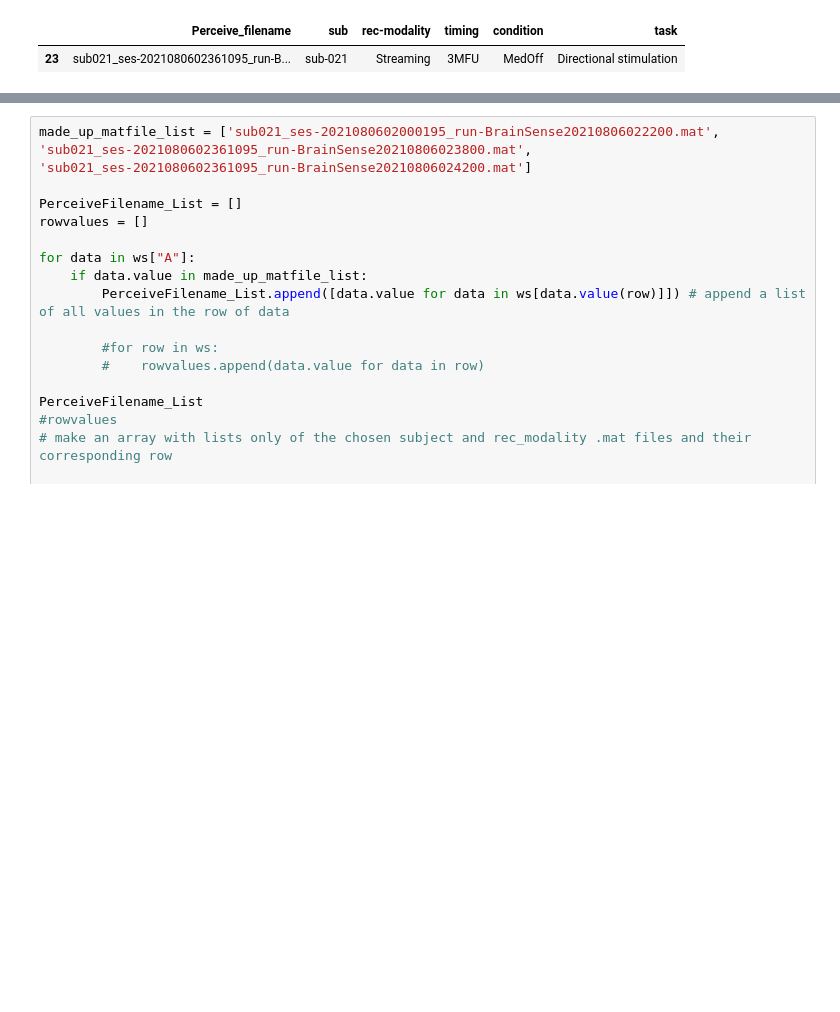
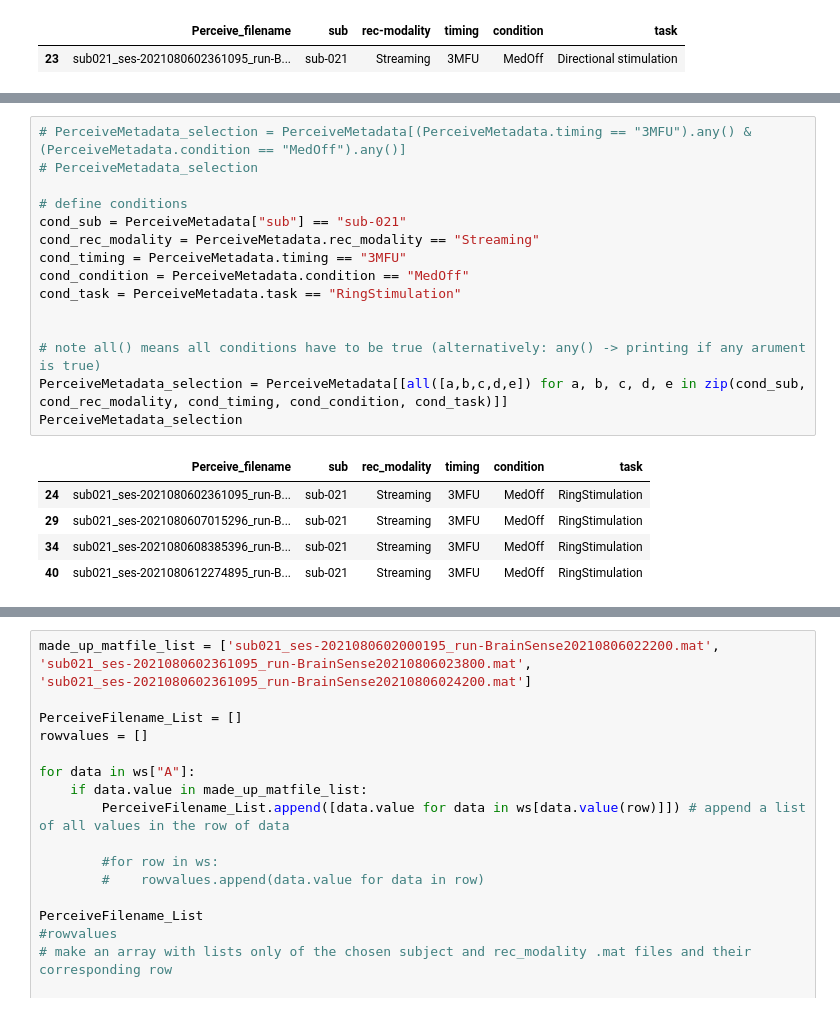
Before and after one commit to jgvhabets/PyPerceive, a Jupyter notebook: code/notebooks/percept_playground.ipynb, the cells around one changed output, grey strips where cells are left out. Cells and saved outputs as stored; diff of their text form; blank space fills up the shorter version.

```diff
--- a/code/notebooks/percept_playground.ipynb
+++ b/code/notebooks/percept_playground.ipynb
@@ -344,0 +297,21 @@ Directional stimulation
+# %%
+# PerceiveMetadata_selection = PerceiveMetadata[(PerceiveMetadata.timing == "3MFU").any() & (PerceiveMetadata.condition == "MedOff").any()]
+# PerceiveMetadata_selection
+
+# define conditions
+cond_sub = PerceiveMetadata["sub"] == "sub-021"
+cond_rec_modality = PerceiveMetadata.rec_modality == "Streaming"
+cond_timing = PerceiveMetadata.timing == "3MFU"
+cond_condition = PerceiveMetadata.condition == "MedOff"
+cond_task = PerceiveMetadata.task == "RingStimulation"
+
+
+# note all() means all conditions have to be true (alternatively: any() -> printing if any arument is true)
+PerceiveMetadata_selection = PerceiveMetadata[[all([a,b,c,d,e]) for a, b, c, d, e in zip(cond_sub, cond_rec_modality, cond_timing, cond_condition, cond_task)]]
+PerceiveMetadata_selection
+# %% [output]
+|  | Perceive_filename | sub | rec_modality | timing | condition | task |
+| 24 | sub021_ses-2021080602361095_run-B... | sub-021 | Streaming | 3MFU | MedOff | RingStimulation |
+| 29 | sub021_ses-2021080607015296_run-B... | sub-021 | Streaming | 3MFU | MedOff | RingStimulation |
+| 34 | sub021_ses-2021080608385396_run-B... | sub-021 | Streaming | 3MFU | MedOff | RingStimulation |
+| 40 | sub021_ses-2021080612274895_run-B... | sub-021 | Streaming | 3MFU | MedOff | RingStimulation |
```
Also changed, not shown: parts of 14 cells of this notebook, 3 other files.
